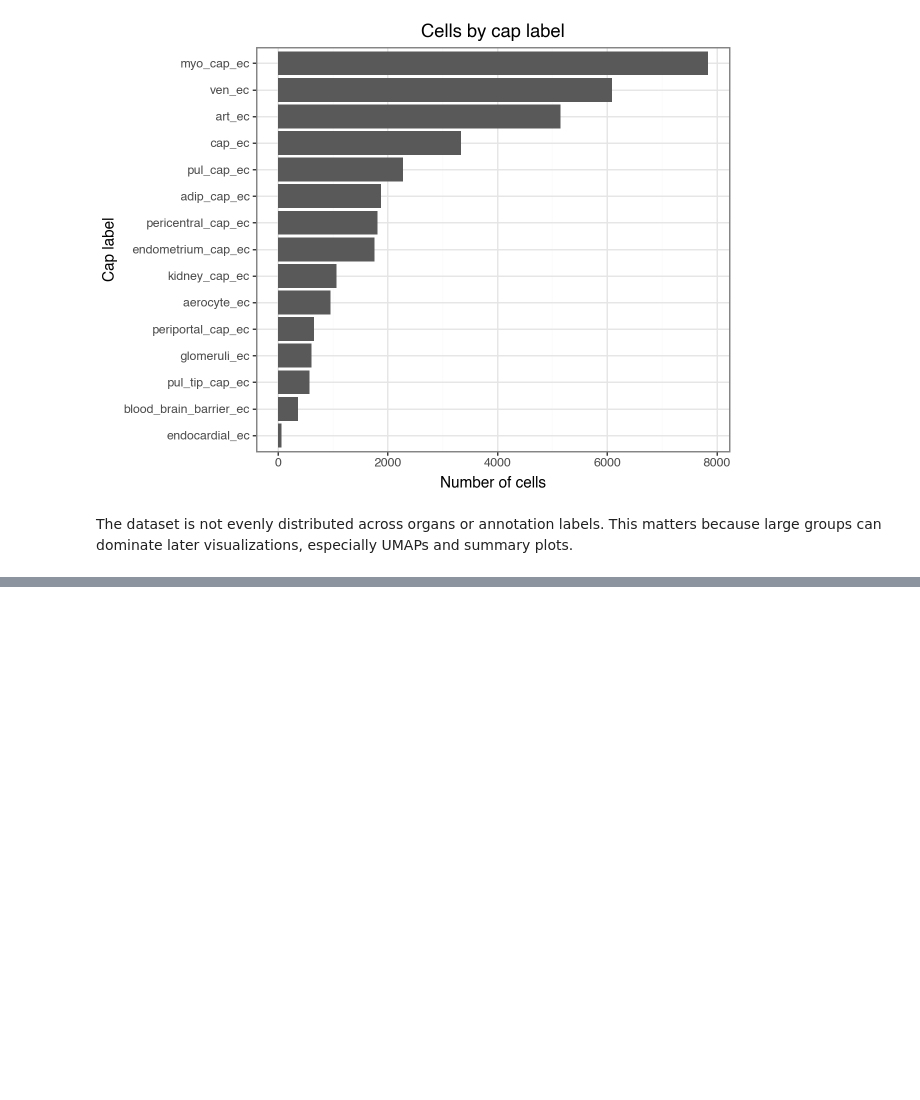
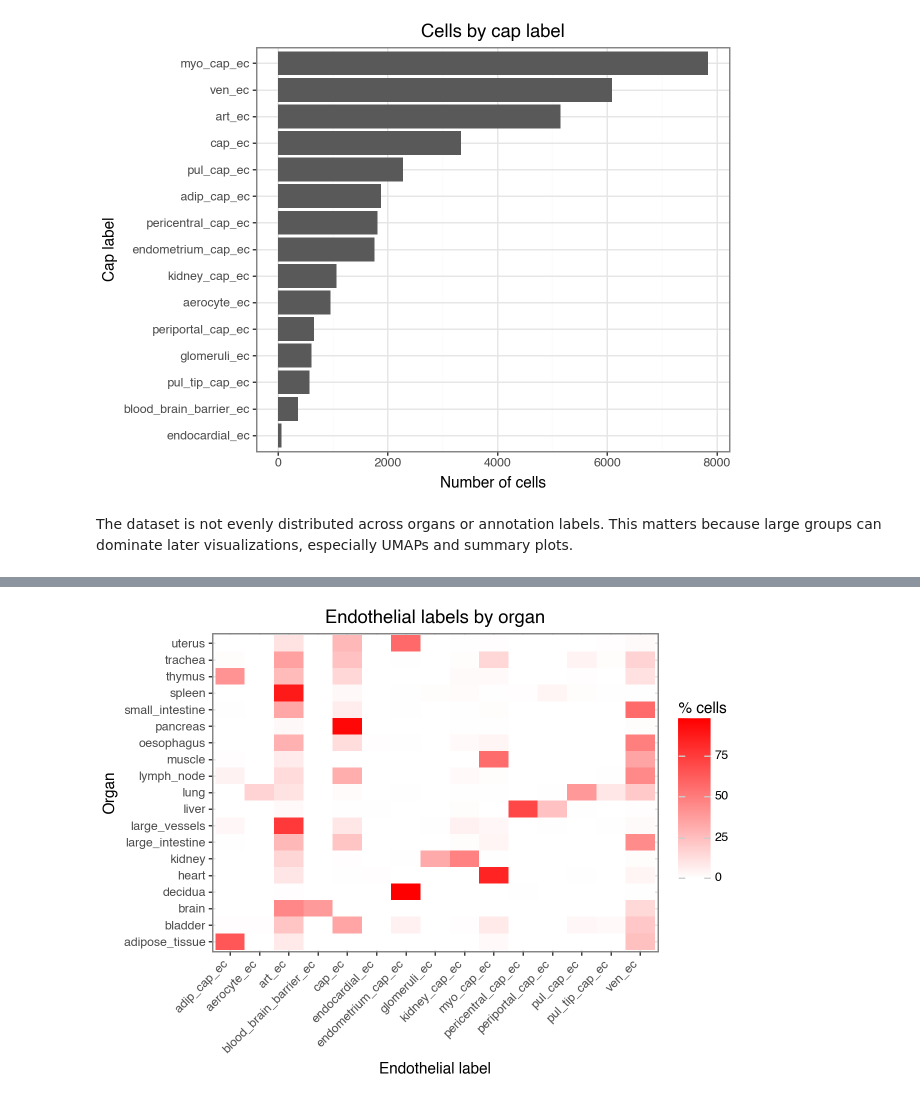
Before and after one commit to Francesco-E-Vallone/hvca-endothelial-reanalysis, a Jupyter notebook: analysis/analysis.ipynb, the cells around one changed output, grey strips where cells are left out. Cells and saved outputs as stored; diff of their text form; code cells hidden in the pictures; blank space fills up the shorter version.

```diff
--- a/analysis/analysis.ipynb
+++ b/analysis/analysis.ipynb
@@ -273,0 +461,13 @@ The dataset is not evenly distributed across organs or annotation labels. This m
+# %%
+#calculating percentage of cells in each cap label by organ
+organ_cap_counts = pd.crosstab(
+    data.obs[organ_col],
+    data.obs[cap_col]
+)
+
+organ_cap_pct = organ_cap_counts.div(
+    organ_cap_counts.sum(axis=1),
+    axis=0
+) * 100
+
+organ_cap_pct.round(1)
@@ -273,0 +493,30 @@ The dataset is not evenly distributed across organs or annotation labels. This m
+# %%
+#plotting results
+from plotnine import geom_tile, scale_fill_gradient, element_text
+
+organ_cap_long = (organ_cap_pct
+    .reset_index()
+    .melt(
+        id_vars=organ_col,
+        var_name="cap_label",
+        value_name="pct_cells"
+    ))
+
+(ggplot(
+        organ_cap_long,
+        aes(x="cap_label", y=organ_col, fill="pct_cells")
+    )
+    + geom_tile()
+    + scale_fill_gradient(low="white", high="red")
+    + labs(
+        x="Endothelial label",
+        y="Organ",
+        fill="% cells",
+        title="Endothelial labels by organ"
+    )
+    + theme_bw()
+    + theme(
+        axis_text_x=element_text(rotation=45, ha="right")
+    ))
+# %% [output]
+[figure, added]
```
Also changed, not shown: parts of 34 cells of this notebook.
